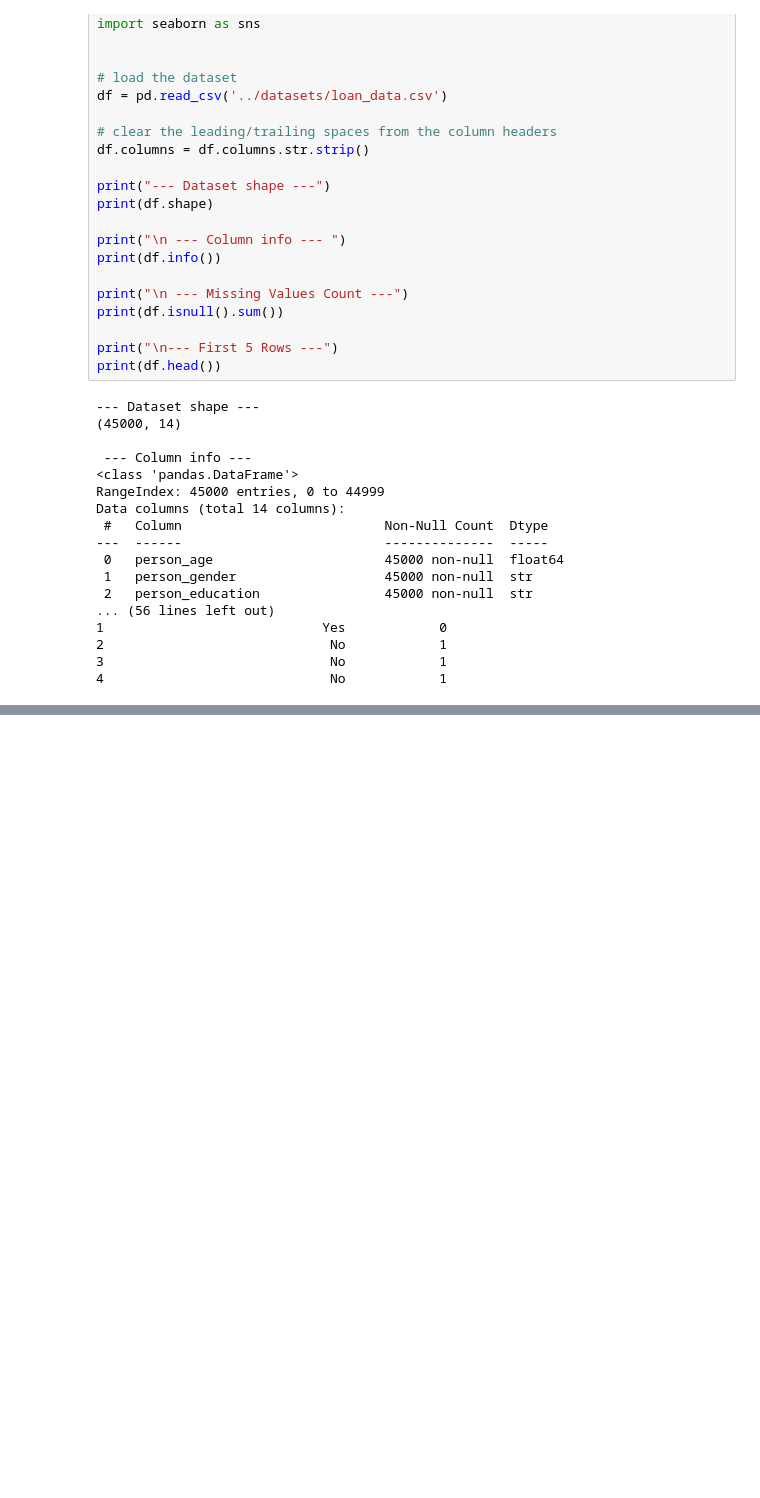
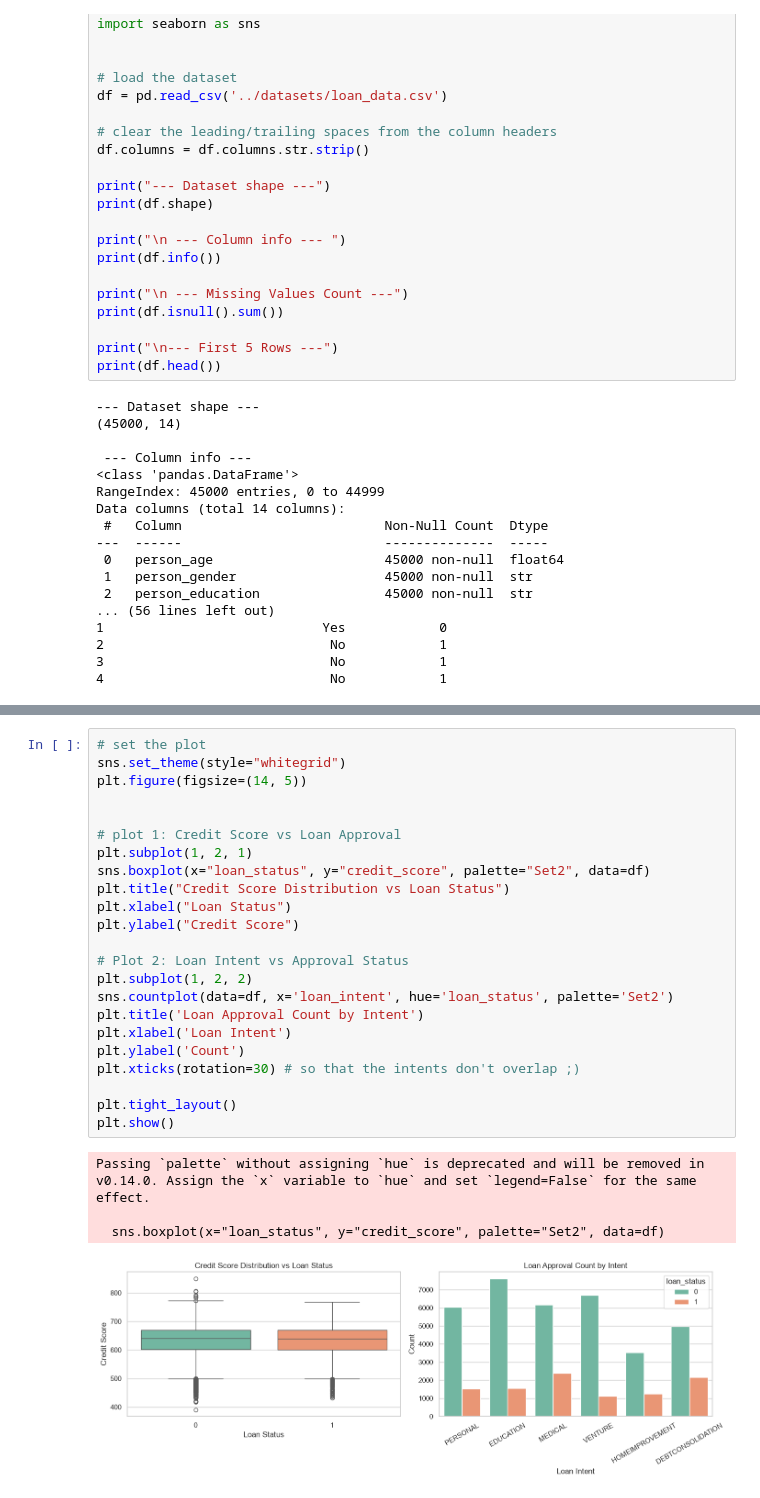
Before and after one commit to sreyasaju/loanApprove_ML, a Jupyter notebook: notebooks/loan_approval.ipynb, the cells around one changed output, grey strips where cells are left out. Drawn from its saved outputs; the diff is of its cells as text; blank space fills up the shorter version.

Commit message:
fix: add the EDA plots

```diff
--- a/notebooks/loan_approval.ipynb
+++ b/notebooks/loan_approval.ipynb
@@ -66,0 +80,28 @@ Data columns (total 14 columns):
+# %%
+# set the plot
+sns.set_theme(style="whitegrid")
+plt.figure(figsize=(14, 5))
+
+
+# plot 1: Credit Score vs Loan Approval
+plt.subplot(1, 2, 1)
+sns.boxplot(x="loan_status", y="credit_score", palette="Set2", data=df)
+plt.title("Credit Score Distribution vs Loan Status")
+plt.xlabel("Loan Status")
+plt.ylabel("Credit Score")
+
+# Plot 2: Loan Intent vs Approval Status
+plt.subplot(1, 2, 2)
+sns.countplot(data=df, x='loan_intent', hue='loan_status', palette='Set2')
+plt.title('Loan Approval Count by Intent')
+plt.xlabel('Loan Intent')
+plt.ylabel('Count')
+plt.xticks(rotation=30) # so that the intents don't overlap ;)
+
+plt.tight_layout()
+plt.show()
+# %% [output]
+Passing `palette` without assigning `hue` is deprecated and will be removed in v0.14.0. Assign the `x` variable to `hue` and set `legend=False` for the same effect.
+
+  sns.boxplot(x="loan_status", y="credit_score", palette="Set2", data=df)
+[figure, added]
```
Also changed, not shown: parts of 1 cell of this notebook.
